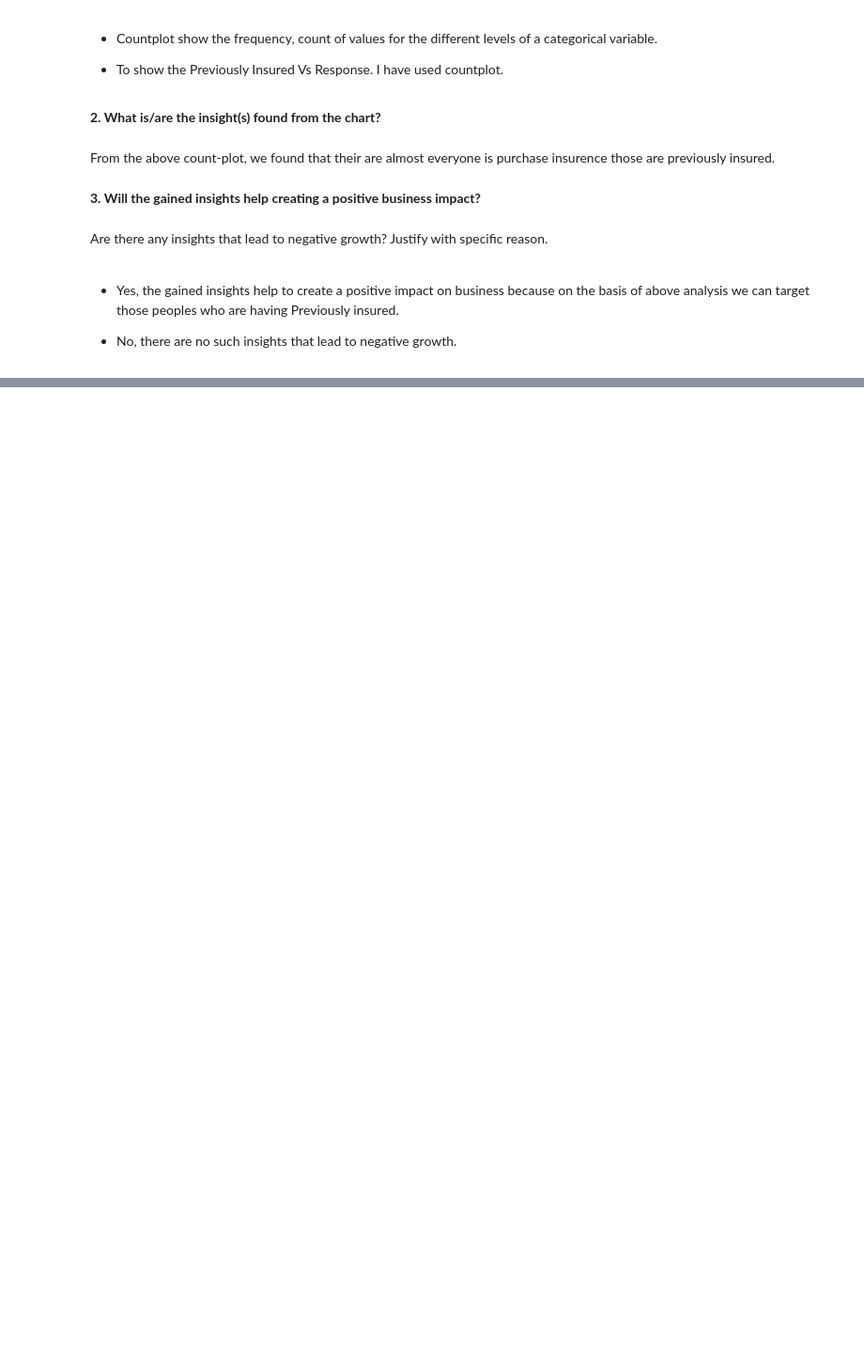
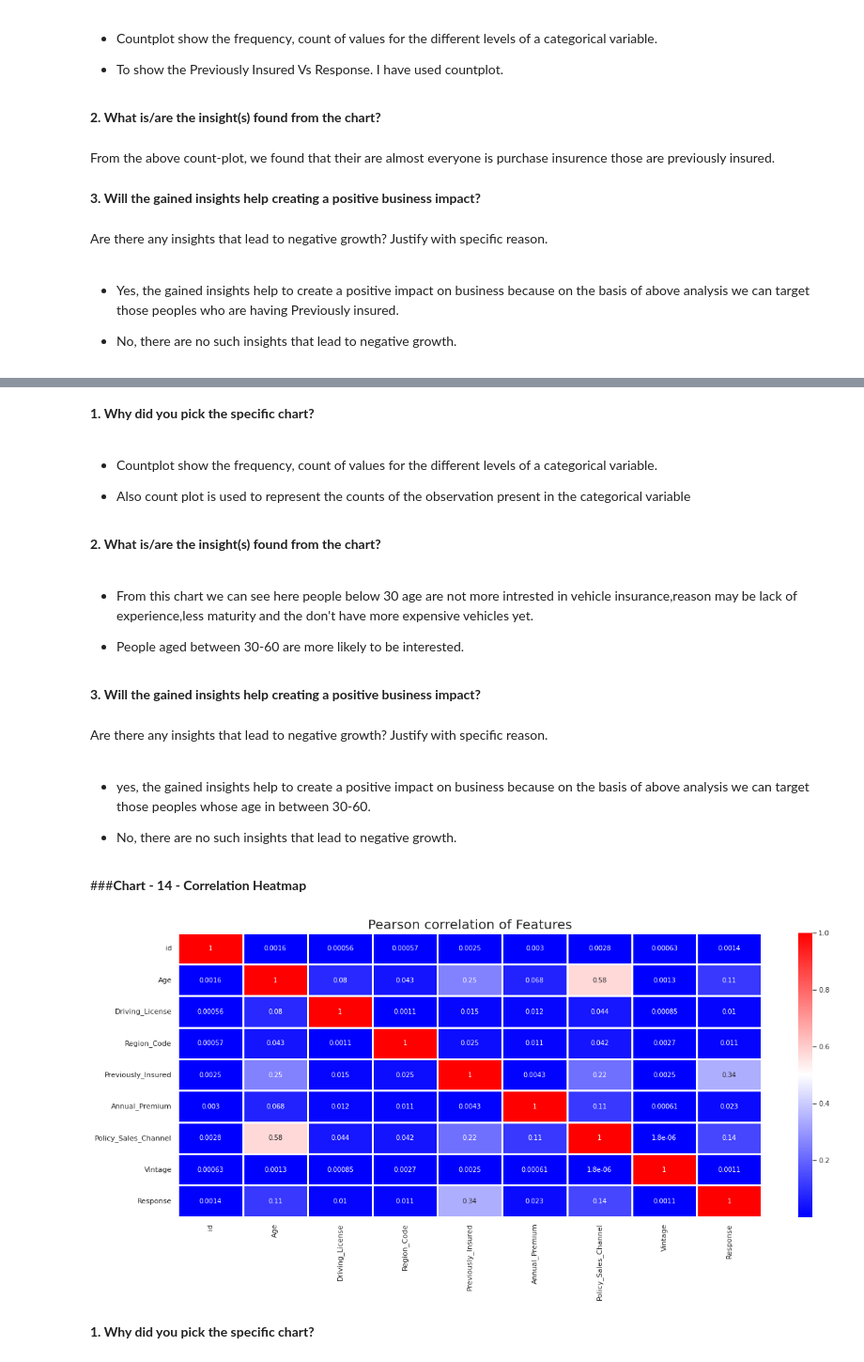
Before and after one commit to Sairindhrijena/Health-Insurance-Cross-Sell-Prediction, a Jupyter notebook: Health_Insurance_Cross_Sell_Prediction.ipynb, the cells around one changed output, grey strips where cells are left out. Shown at 94% size. Cells and saved outputs as stored; diff of their text form; code cells hidden in the pictures; blank space fills up the shorter version.

```diff
--- a/Health_Insurance_Cross_Sell_Prediction.ipynb
+++ b/Health_Insurance_Cross_Sell_Prediction.ipynb
@@ -790,0 +801,42 @@ Are there any insights that lead to negative growth? Justify with specific reaso
+# %% [markdown]
+**1. Why did you pick the specific chart?**
+# %% [markdown]
+
+
+*   Countplot show the frequency, count of values for the different levels of a categorical variable.
+
+* Also count plot is used to represent the counts of the observation present in the categorical variable
+# %% [markdown]
+**2. What is/are the insight(s) found from the chart?**
+# %% [markdown]
+
+
+*   From this chart we can see here people below 30 age are not more intrested
+in vehicle insurance,reason may be lack of experience,less maturity and the don't have more expensive vehicles yet.
+
+* People aged between 30-60 are more likely to be interested.
+# %% [markdown]
+**3. Will the gained insights help creating a positive business impact?**
+# %% [markdown]
+Are there any insights that lead to negative growth? Justify with specific reason.
+# %% [markdown]
+
+
+*   yes, the gained insights help to create a positive impact on business because on the basis of above analysis we can target those peoples whose age in between 30-60.
+
+
+*   No, there are no such insights that lead to negative growth.
+# %% [markdown]
+###**Chart - 14 - Correlation Heatmap**
+# %%
+# Correlation Heatmap visualization code
+# Checking correlation of all the columns using heatmap
+plt.figure(figsize = (20, 8))
+correlation = data.corr()
+sns.heatmap(abs(correlation),annot=True,linewidth=3,cmap='bwr')
+plt.title('Pearson correlation of Features',fontsize=20)
+plt.show()
+# %% [output]
+[figure, added]
+# %% [markdown]
+**1. Why did you pick the specific chart?**
```
Also changed, not shown: parts of 26 cells of this notebook.
